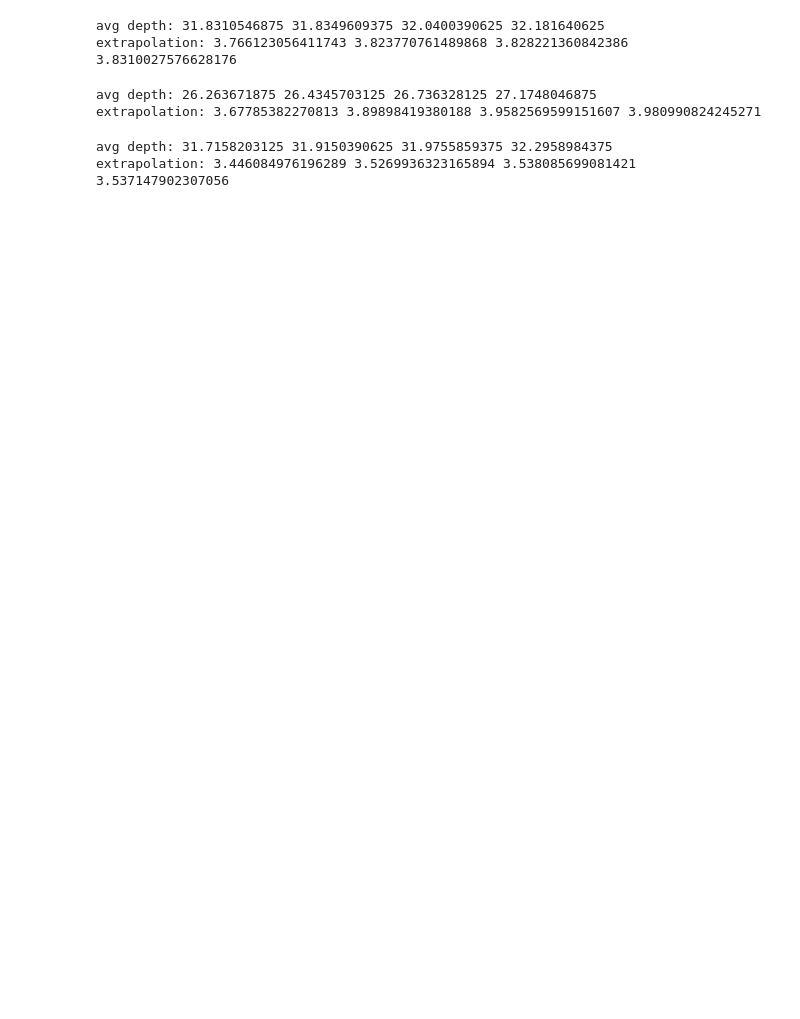
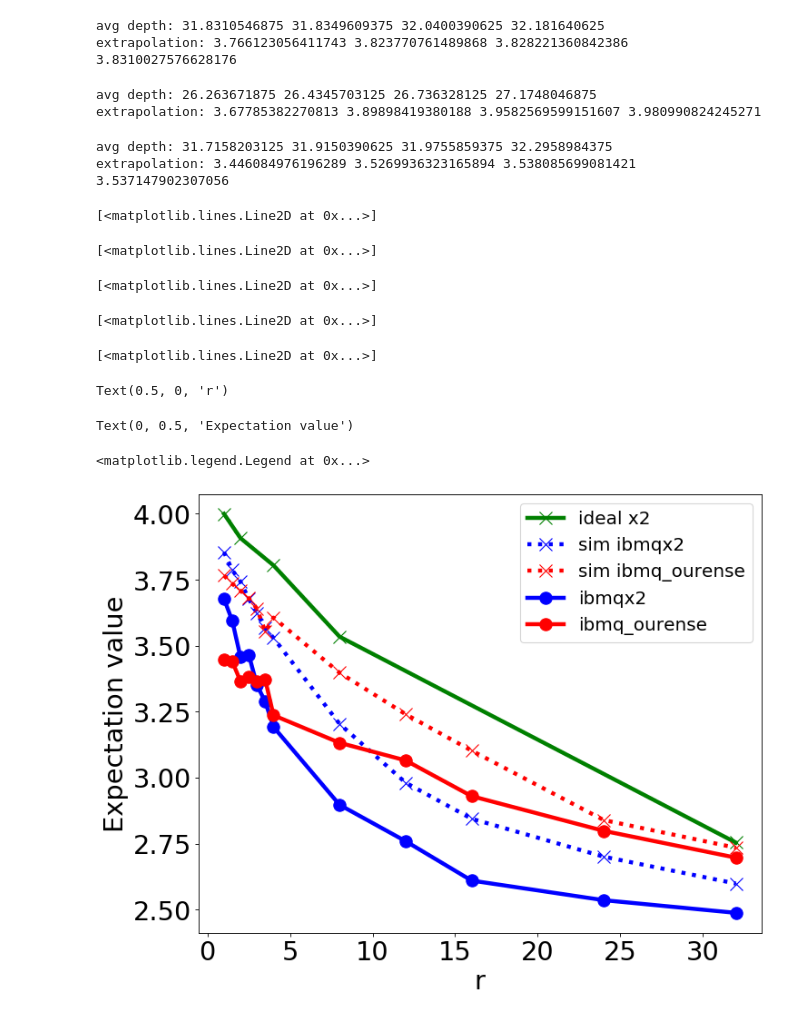
Before and after one commit to OpenQuantumComputing/error_mitigation, a Jupyter notebook: Poker circuit.ipynb, the cells around one changed output. Cells and saved outputs as stored; diff of their text form; code cells hidden in the pictures; blank space fills up the shorter version.

```diff
--- a/Poker circuit.ipynb
+++ b/Poker circuit.ipynb
@@ -852,6 +1141,84 @@ Richardson_extrapolate(np.array([E_tmp['1'],E_tmp['2'],E_tmp['4'],E_tmp['8']]),n
 # %% [output]
 avg depth: 31.7158203125 31.9150390625 31.9755859375 32.2958984375
 extrapolation: 3.446084976196289 3.5269936323165894 3.538085699081421 3.537147902307056
+# %%
+font = {'size' : 26}
+pl.matplotlib.rc('font', **font)
+
+f = pl.figure(figsize=(10, 8), dpi= 80, facecolor='w', edgecolor='k')
+
+
+backendname = backendname_sim
+noisemodelname = str(None)
+paulitwirling = False
+E_tmp=[]
+#for r in (1, 1.5, 2, 2.5, 3, 3.5, 4, 8, 12, 16, 24, 32):
+for r in (1, 2, 4, 8, 32):
+    basename='backend_'+backendname+'_shots_'+str(shots) \
+        +'_noisemodel_'+noisemodelname+'_errorlevel_'+str(r) \
+        +'_paulitwirling_'+str(paulitwirling) \
+        +'_numcircuits_'+str(num_circuits)
+    E_tmp.append(E_av_dict[basename][-1])
+pl.plot((1, 2, 4, 8, 32),\
+        (E_tmp),\
+        'gx-', linewidth=4, markersize=12,\
+        label='ideal x2')#+' '+str(paulitwirling))
+
+backendname = backendname_sim
+for noisemodelname in [backendname_x2, backendname_ourense]:
+    for paulitwirling in (True, False):
+        if not paulitwirling:
+            break
+        E_tmp=[]
+        for r in (1, 1.5, 2, 2.5, 3, 3.5, 4, 8, 12, 16, 24, 32):
+            basename='backend_'+backendname+'_shots_'+str(shots) \
+                +'_noisemodel_'+noisemodelname+'_errorlevel_'+str(r) \
+                +'_paulitwirling_'+str(paulitwirling) \
+                +'_numcircuits_'+str(num_circuits)
+            E_tmp.append(E_av_dict[basename][-1])
+        if noisemodelname==backendname_x2:
+            color='b'
+        else:
+            color='r'
+        pl.plot((1,1.5,2,2.5,3,3.5,4,8,12,16,24,32),\
+                (E_tmp),\
+                color+'x:', linewidth=4, markersize=12,\
+                label='sim '+noisemodelname)#+' '+str(paulitwirling))
+
+for paulitwirling in (True, False):
+    if not paulitwirling:
+        break
+    for backendname in [backendname_x2, backendname_ourense]:
+        noisemodelname = backendname
+        E_tmp=[]
+        for r in (1, 1.5, 2, 2.5, 3, 3.5, 4, 8, 12, 16, 24, 32):
+            basename='backend_'+backendname+'_shots_'+str(shots) \
+                +'_noisemodel_'+noisemodelname+'_errorlevel_'+str(r) \
+                +'_paulitwirling_'+str(paulitwirling) \
+                +'_numcircuits_'+str(num_circuits)
+            E_tmp.append(E_av_dict[basename][-1])
+        if backendname==backendname_x2:
+            color='b'
+        else:
+            color='r'
+        pl.plot((1,1.5,2,2.5,3,3.5,4,8,12,16,24,32),\
+                (E_tmp),\
+                color+'o-', linewidth=4, markersize=12,\
+                label=noisemodelname)#+' '+str(paulitwirling))
+
+pl.xlabel('r')
+pl.ylabel('Expectation value')
+pl.legend(loc='best',fontsize='18')
+# %% [output]
+[<matplotlib.lines.Line2D at 0x...>]
+[<matplotlib.lines.Line2D at 0x...>]
+[<matplotlib.lines.Line2D at 0x...>]
+[<matplotlib.lines.Line2D at 0x...>]
+[<matplotlib.lines.Line2D at 0x...>]
+Text(0.5, 0, 'r')
+Text(0, 0.5, 'Expectation value')
+<matplotlib.legend.Legend at 0x...>
+[figure, added]
 # %%
 font = {'size' : 26}
 pl.matplotlib.rc('font', **font)
```
Also changed, not shown: parts of 20 cells of this notebook, 2 other files.
